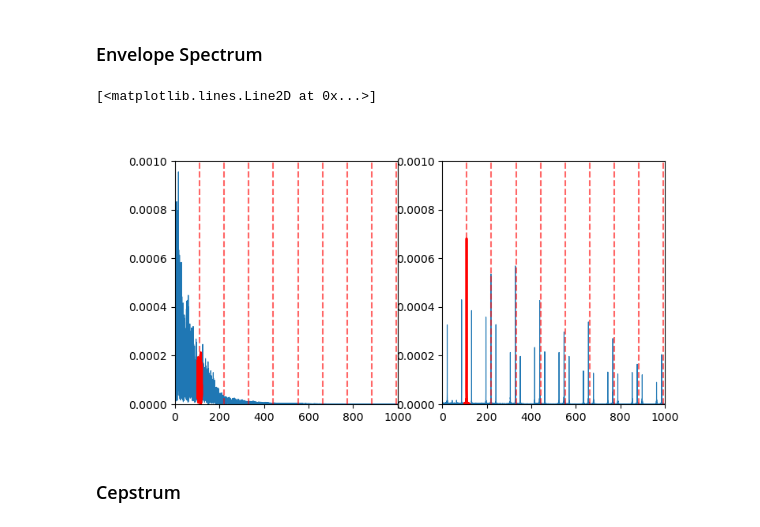
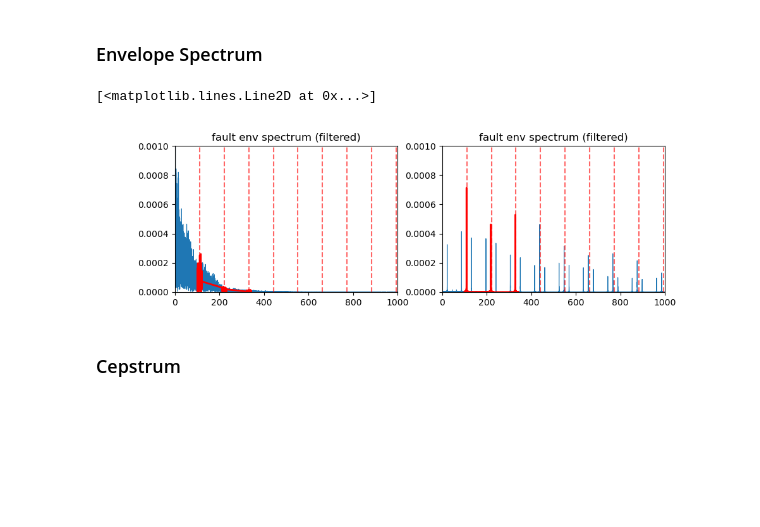
Before and after one commit to jongmoonha/Train_fault_simulation, a Jupyter notebook: c_field_analysis.ipynb, the cells around one changed output. Saved outputs shown, nothing was run; the diff lists cells and outputs as text; code cells hidden in the pictures; blank space fills up the shorter version.

```diff
--- a/c_field_analysis.ipynb
+++ b/c_field_analysis.ipynb
@@ -56,12 +56,13 @@ config = {
 # Normal Signal Import
 # %%
 dir = './data_field/'
-filename = 'Log.mat'
+filename = 'Log'
+# filename = 'Log107'
 
-dir_file = dir + filename
+dir_file = dir + filename + '.mat'
 data = mat73.loadmat(dir_file)
 
-v_tot = data['Log']['rawdata']  # vibration signal
+v_tot = data[filename]['rawdata']  # vibration signal
 fs = 51200  # sampling frequency
 t = np.arange(len(v_tot)) / fs  # time vector
 N = len(v_tot)  # number of samples
@@ -81,14 +82,18 @@ x_normal = v_tot[:, ch]
 t = t = np.arange(len(x_normal)) / fs  # time vector
 N = len(x_normal)
 
-plt.figure()
-plt.subplot(2,1,1)
+plt.figure(figsize=(12, 4))
+
+plt.subplot(1,2,1)
 plt.plot(t, x_normal)
-
-x_normal = x_normal[(t<20) & (t>5)]
+plt.xlabel('Time (s)')
+plt.ylabel('Amplitude')
+x_normal = x_normal[(t>3) & (t<20)]
 t = t = np.arange(len(x_normal)) / fs  # time vector
 N = len(x_normal)
 
-plt.subplot(2,1,2)
+plt.subplot(1,2,2)
 plt.plot(t, x_normal)
+plt.xlabel('Time (s)')
+plt.ylabel('Amplitude')
 # %% [output]
@@ -210,23 +258,30 @@ kg.plot_kurtogram(Kwav_fault_signal, Level_w_fault_signal, maxK_fault_signal, bw
 # %% [markdown]
 ### Envelope Spectrum
 # %%
+f, A = fft_simple(xf_n-np.mean(xf_n), fs)
+
 f_range = 10
-idx_range = np.where((f >= fault_freq-f_range) & (f <= fault_freq+f_range))[0]
+harmonics = np.arange(1, 4)
+idx_range = [
+    np.where((f >= k*fault_freq - f_range) & (f <= k*fault_freq + f_range))[0]
+    for k in harmonics
+]
+idx_range = np.concatenate(idx_range)
 
-fig, ax = plt.subplots(1, 2, figsize=(8, 4))
+fig, ax = plt.subplots(1, 2, figsize=(10, 3))
 
 env = np.abs(hilbert(xf_n))
 f, A = fft_simple(env-np.mean(env), fs)
 plot_spectrum(ax[0], np.abs(hilbert(xf_n)), fs, 'fault env spectrum (filtered)', harmonic_lines, xlim=xlim, ylim=0.001)
 ax[0].plot(f[idx_range], A[idx_range], color='r', linewidth=2)
 
 env = np.abs(hilbert(xf_s))
 f, A = fft_simple(env-np.mean(env), fs)
 plot_spectrum(ax[1], np.abs(hilbert(xf_s)), fs, 'fault env spectrum (filtered)', harmonic_lines, xlim=xlim, ylim=0.001)
 ax[1].plot(f[idx_range], A[idx_range], color='r', linewidth=2)
 # %% [output]
 [<matplotlib.lines.Line2D at 0x...>]
-[figure, old version]
+[figure, new version]
 # %% [markdown]
 ### Cepstrum
 # %%
```
Also changed, not shown: parts of 21 cells of this notebook, 8 other files.
